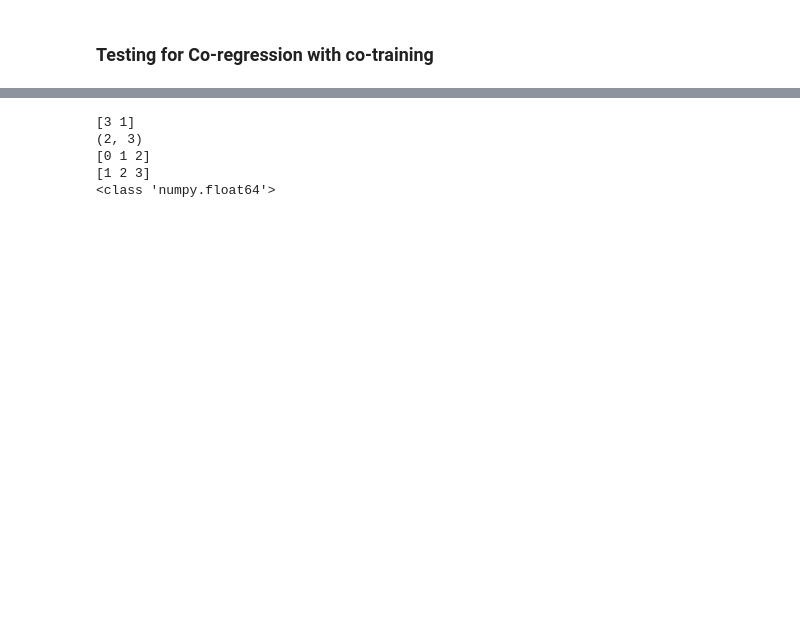
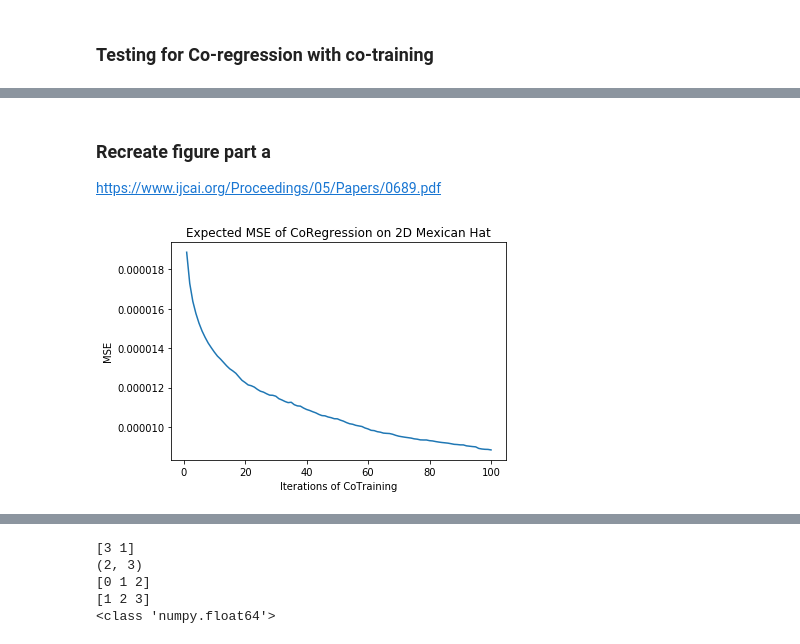
Before and after one commit to rflperry/mvlearn, a Jupyter notebook: coregression_testing.ipynb, the cells around one changed output, grey strips where cells are left out. Saved outputs shown, nothing was run; the diff lists cells and outputs as text; code cells hidden in the pictures; blank space fills up the shorter version.

```diff
--- a/coregression_testing.ipynb
+++ b/coregression_testing.ipynb
@@ -262,0 +103,12 @@ class CTRegressor():
+# %% [markdown]
+### Recreate figure part a
+https://www.ijcai.org/Proceedings/05/Papers/0689.pdf
+# %%
+plt.figure()
+plt.plot(np.arange(1,ni+1), iter_errors_test_avg)
+plt.title("Expected MSE of CoRegression on 2D Mexican Hat")
+plt.xlabel("Iterations of CoTraining")
+plt.ylabel("MSE")
+plt.show()
+# %% [output]
+[figure, added]
```
Also changed, not shown: parts of 16 cells of this notebook.
